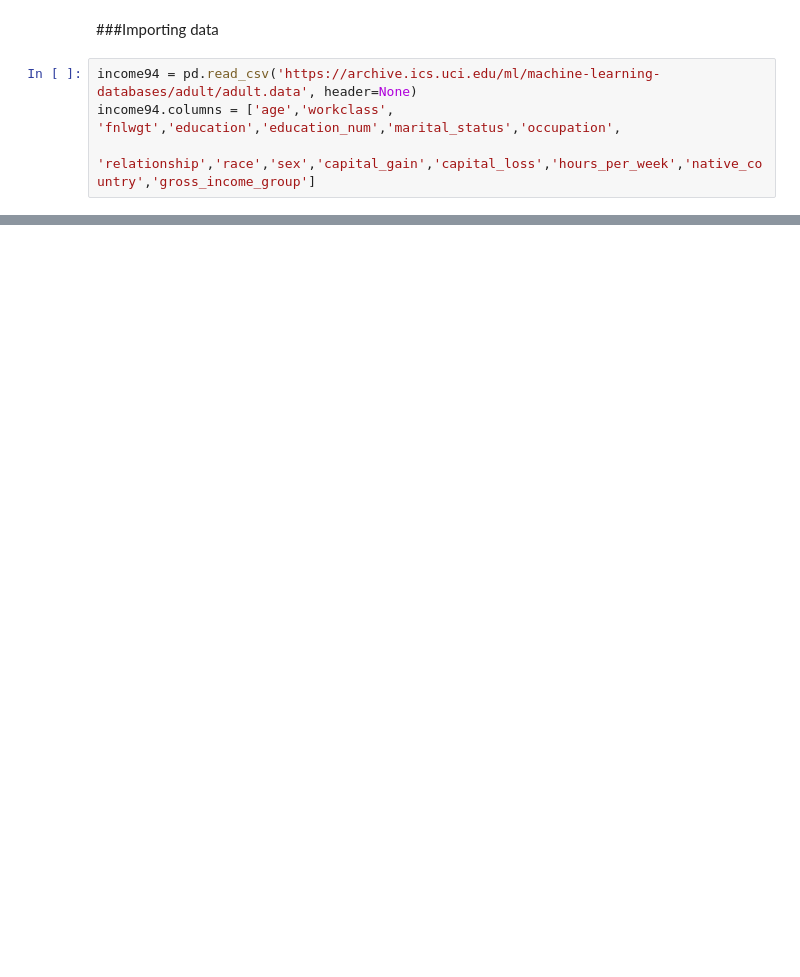
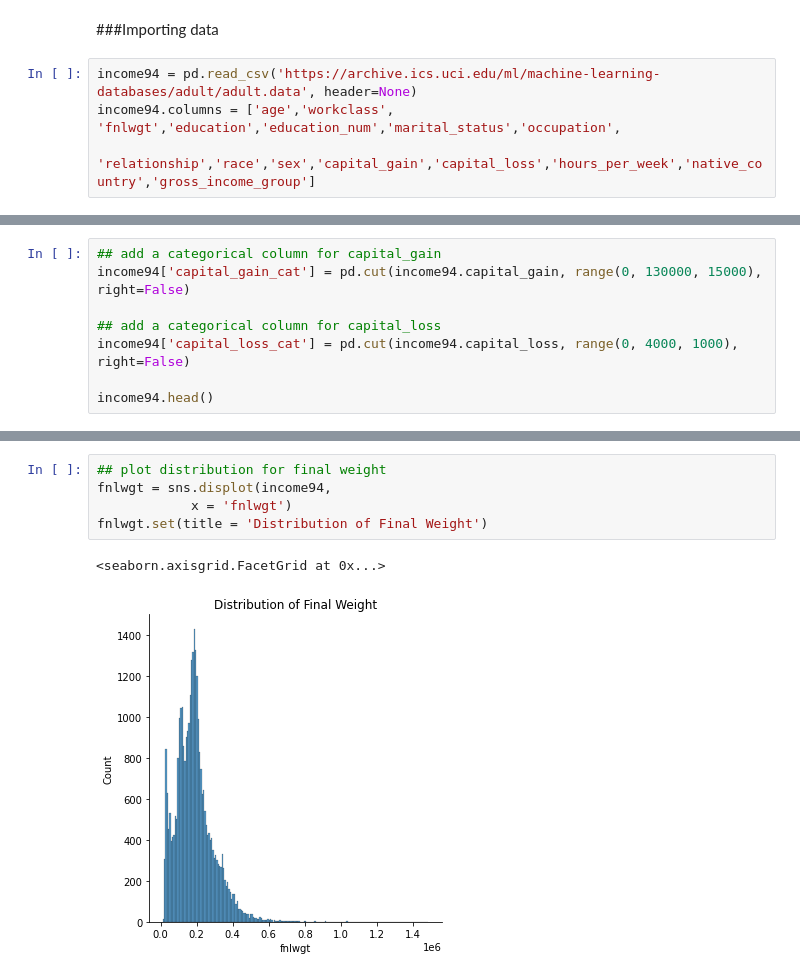
Before and after one commit to quyunniii/JSC270_Assg2, a Jupyter notebook: JSC270_A2_YunniQu.ipynb, the cells around one changed output, grey strips where cells are left out. Cells and saved outputs as stored; diff of their text form; blank space fills up the shorter version.

```diff
--- a/JSC270_A2_YunniQu.ipynb
+++ b/JSC270_A2_YunniQu.ipynb
@@ -20,0 +99,8 @@ test
+# %%
+## add a categorical column for capital_gain
+income94['capital_gain_cat'] = pd.cut(income94.capital_gain, range(0, 130000, 15000), right=False)
+
+## add a categorical column for capital_loss
+income94['capital_loss_cat'] = pd.cut(income94.capital_loss, range(0, 4000, 1000), right=False)
+
+income94.head()
@@ -20,0 +137,8 @@ test
+# %%
+## plot distribution for final weight
+fnlwgt = sns.displot(income94,
+            x = 'fnlwgt')
+fnlwgt.set(title = 'Distribution of Final Weight')
+# %% [output]
+<seaborn.axisgrid.FacetGrid at 0x...>
+[figure, added]
```
Also changed, not shown: parts of 34 cells of this notebook.
